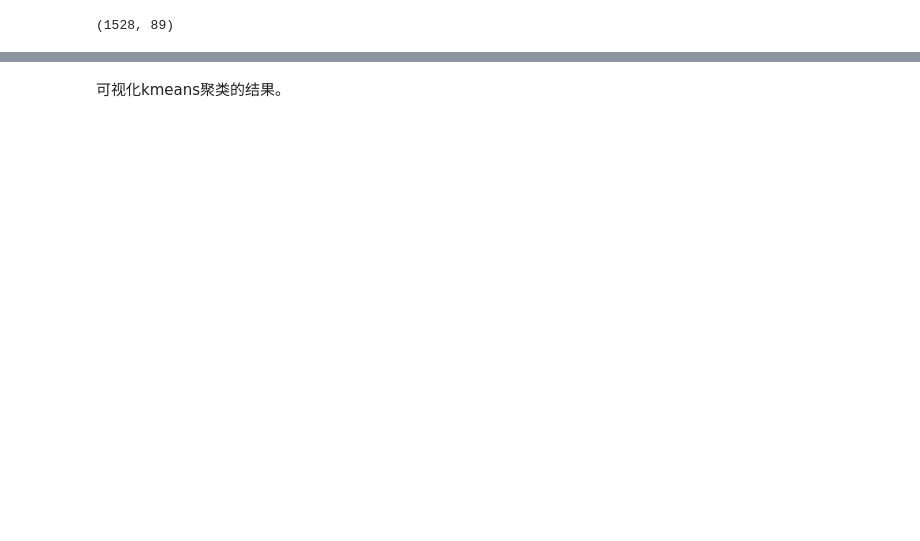
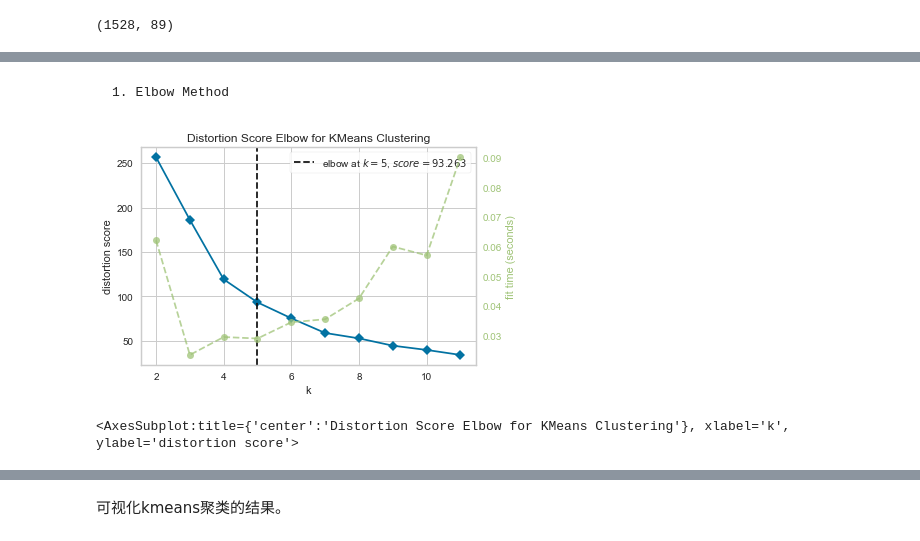
Before and after one commit to zhShen-oc/clustering_and_sensitivity_analysis, a Jupyter notebook: clustering.ipynb, the cells around one changed output, grey strips where cells are left out. Drawn from its saved outputs; the diff is of its cells as text; code cells hidden in the pictures; blank space fills up the shorter version.

```diff
--- a/clustering.ipynb
+++ b/clustering.ipynb
@@ -1,6 +21,4 @@
 # %%
-import pandas
 
-# 读入数据
 file_path = './dataset20220613.xlsx'
-df = pandas.read_excel(file_path)
+df = pd.read_excel(file_path)
@@ -150,0 +93,9 @@ print(np.asarray((unique, counts)).T)
+# %%
+X_ltV2trs= df[['ltV', 'leV', 'trV', 'leS', 'trS','leT', 'trT', 'leToeUi', 'leswpht', 'trToeUi', 'trswpht']]
+X_IDps = df[['IDps']]
+X_IDps_ltV2trs = df[['IDps', 'ltV', 'leV', 'trV', 'leS', 'trS','leT', 'trT', 'leToeUi', 'leswpht', 'trToeUi', 'trswpht']]
+X_IDps_ltV2trV = df[['IDps', 'ltV', 'leV', 'trV']]
+print(X_ltV2trs.shape)
+print(X_IDps.shape)
+print(X_IDps_ltV2trs.shape)
+print(X_IDps_ltV2trV.shape)
@@ -150,0 +109,10 @@ print(np.asarray((unique, counts)).T)
+# %%
+X_ltV2trs = np.array(X_ltV2trs)
+X_IDps = np.array(X_IDps)
+X_IDps_ltV2trs = np.array(X_IDps_ltV2trs)
+X_IDps_ltV2trV = np.array(X_IDps_ltV2trV)
+scaler = MinMaxScaler()
+X_ltV2trs = scaler.fit_transform(X_ltV2trs)
+X_IDps = scaler.fit_transform(X_IDps)
+X_IDps_ltV2trs = scaler.fit_transform(X_IDps_ltV2trs)
+X_IDps_ltV2trV = scaler.fit_transform(X_IDps_ltV2trV)
@@ -150,0 +206,10 @@ print(np.asarray((unique, counts)).T)
+# %% [markdown]
+    1. Elbow Method
+# %%
+model = KMeans()
+visualizer = KElbowVisualizer(model, k=(2,12), timings=True)
+visualizer.fit(X_ltV2trs)        # Fit the data to the visualizer
+visualizer.show()
+# %% [output]
+[figure, added]
+<AxesSubplot:title={'center':'Distortion Score Elbow for KMeans Clustering'}, xlabel='k', ylabel='distortion score'>
```
Also changed, not shown: parts of 86 cells of this notebook, 2 other files.
